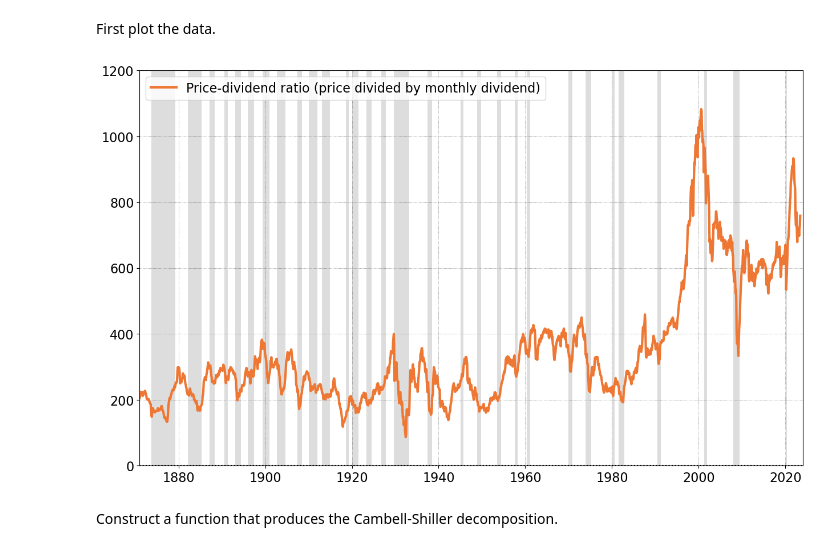
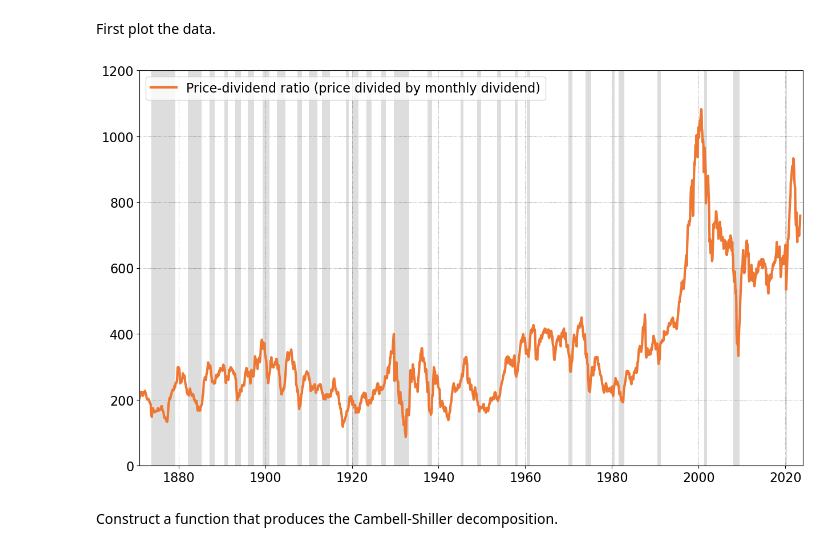
Before and after one commit to jborovicka/nyu-computational-dynamics, a Jupyter notebook: jupyter/perturbation_campbell_shiller_decomposition.ipynb, the cells around one changed output. Drawn from its saved outputs; the diff is of its cells as text; code cells hidden in the pictures.

```diff
--- a/jupyter/perturbation_campbell_shiller_decomposition.ipynb
+++ b/jupyter/perturbation_campbell_shiller_decomposition.ipynb
@@ -113,21 +113,21 @@ First plot the data.
 # %%
 fig_param = {'figsize' : [15,9], 'fontsize': 16, 'subplots': [1,1],
          'title': '',
          'xlim': [1871,2024], 'ylim': [0,1200],
          'xlabel': '', 'ylabel': '',
          'ylogscale': False,
-         'showgrid': True, 'highlightzero': True,
+         'showgrid': True, 'highlightzero': False,
          'showNBERrecessions' : True, 'showNBERrecessions_y': [0,1200]}
 
 fig,ax = ec.GenerateTSPlot(fig_param)
 
 ax.plot(data["Date"]//1 + ((data["Date"]%1 * 100)-1)/12,data["PD ratio"],
              linewidth=3,color=ec.tolColor['tolVibrantOrange'],label='Price-dividend ratio (price divided by monthly dividend)')
 ax.legend(loc="upper left")
 
-fig.savefig(graphfolder + '/perturbation_campbell_shiller_PD_ratio.pdf',bbox_inches='tight')
+fig.savefig(graphfolder + 'perturbation_campbell_shiller_PD_ratio.pdf',bbox_inches='tight')
 # %% [output]
-[figure, old version]
+[figure, new version]
 # %% [markdown]
 Construct a function that produces the Cambell-Shiller decomposition.
 # %%
```
Also changed, not shown: parts of 1 cell of this notebook, 2 other files.
